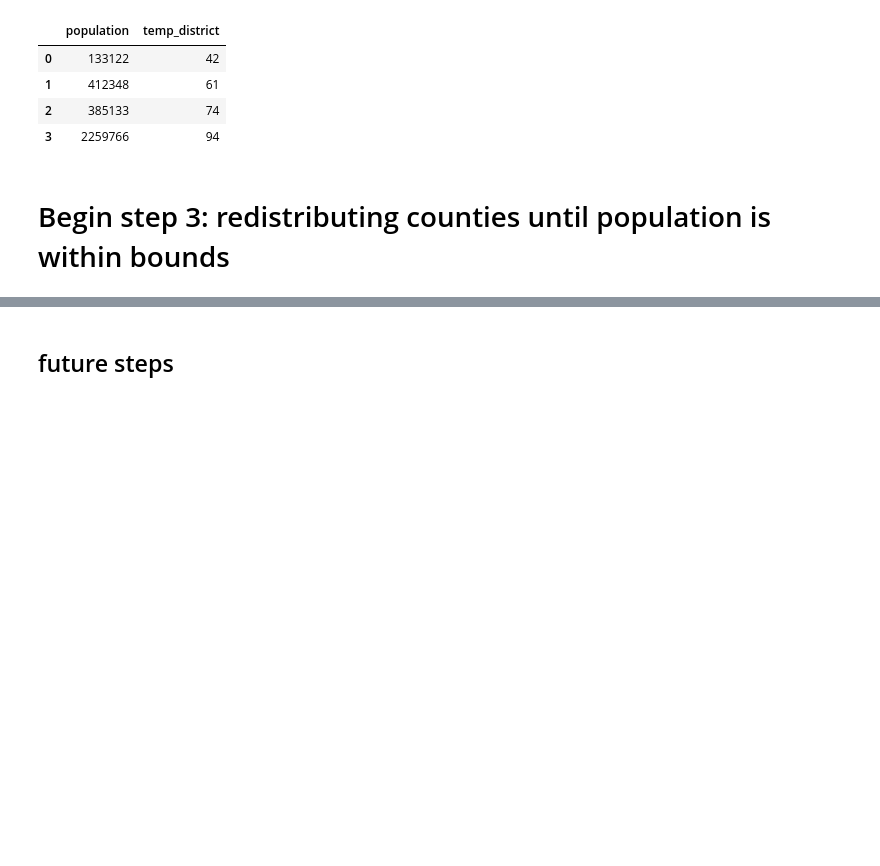
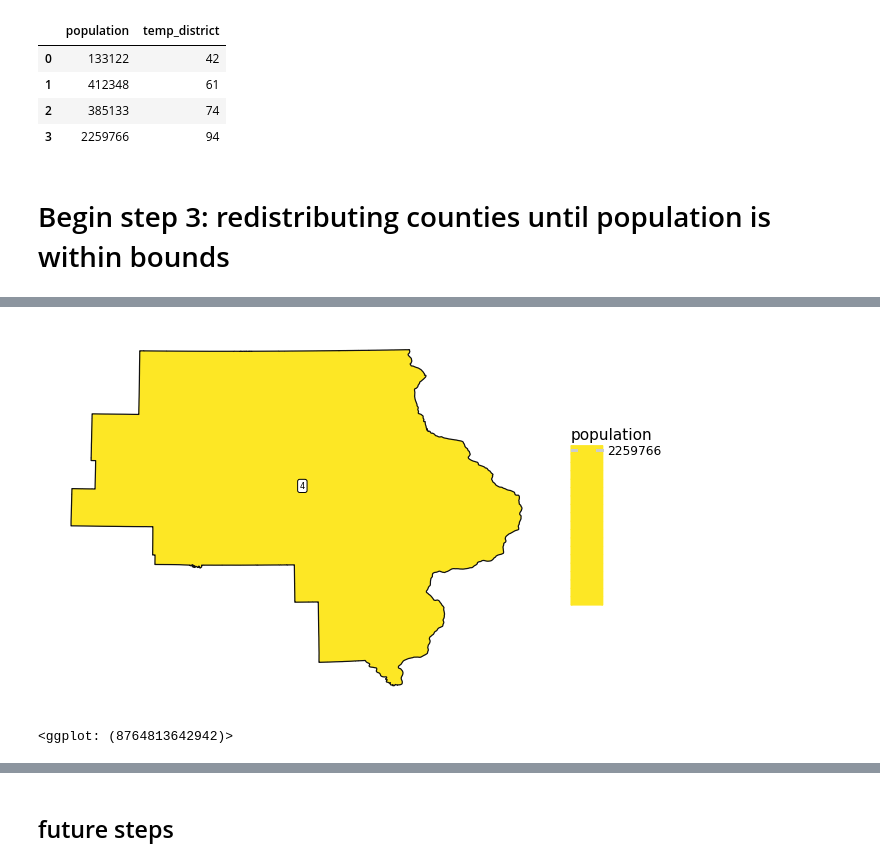
Before and after one commit to stefaniegwangphd/ia-redistricting, a Jupyter notebook: Iowa_contiguousdistricting.ipynb, the cells around one changed output, grey strips where cells are left out. Cells and saved outputs as stored; diff of their text form; code cells hidden in the pictures; blank space fills up the shorter version.

```diff
--- a/Iowa_contiguousdistricting.ipynb
+++ b/Iowa_contiguousdistricting.ipynb
@@ -728,3 +613,0 @@ def pop_diff_matrix(temp_shapefile):
-# %%
-pop_diff_array = pop_diff_matrix(shapef_ia_running)
-pop_diff_array
@@ -845,4 +614,25 @@ dist4counties_todist3.iloc[[0]]
+# %%
+# helper function: input is a shapefile with 'population'
+# column. output is a full matrix with SIGNED
+# population differences between attributes
+# row - col
+# positive value in row i column j means that pop(i) > pop(j)
+# negative value in row i column j means that pop(i) < pop(j)
+
+def pop_diff_matrix(temp_shapefile):
+    curr_n_districts = len(temp_shapefile)
+    pop_diff_mat = np.zeros((curr_n_districts,curr_n_districts))
+
+    for i in range(curr_n_districts):
+        for j in range(curr_n_districts):
+            pop_diff_mat[i,j] = temp_shapefile['population'].iloc[i] - temp_shapefile['population'].iloc[j]
+
+    return pop_diff_mat
 # %%
+## helper function: given a dataframe of movable counties
+# and another dataframe of the district they're going to
+# make a list of relative distances
+
 def calculate_rel_dist(border_counties,new_district):
     n_border_counties = len(border_counties)
     distance_list = np.zeros((n_border_counties,3))
@@ -864,4 +654,7 @@ def calculate_rel_dist(border_counties,new_district):
         # we'll move the county with highest relative distance
         distance_list[i,2] = distance_list[i,0] - distance_list[i,1]
 
-    return distance_list
+    #we only need relative distances, not the component parts
+    #so we could just make an n x 1 list instead of n x 3
+    rel_dist = distance_list[:,2]
+    return rel_dist
@@ -951,0 +761,4 @@ map_merged_districts(foo_cutout,'temp_district')
+# %%
+foobig = bigdist.copy()
+foosmall = smalldist.copy()
+foomoving = county_to_move.copy()
@@ -951,0 +794,5 @@ map_merged_districts(foo_cutout,'temp_district')
+# %%
+map_merged_districts(foobig,'district_label')
+# %% [output]
+[figure, added]
+<ggplot: (8764813642942)>
```
Also changed, not shown: parts of 82 cells of this notebook.
